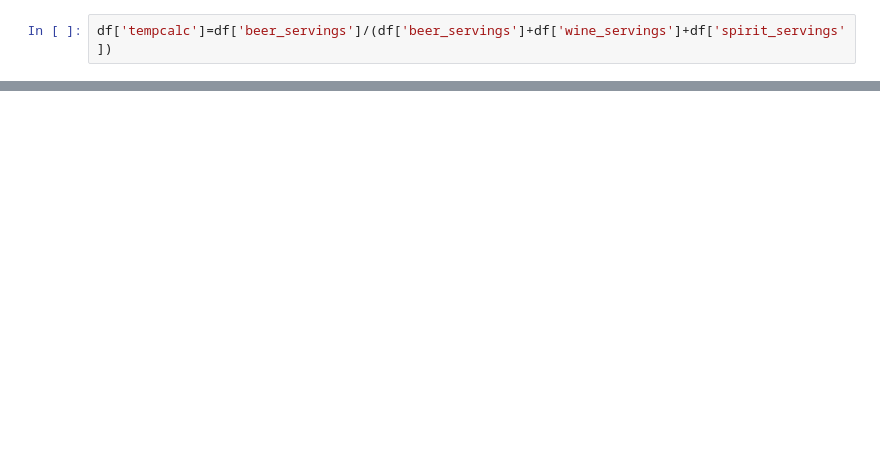
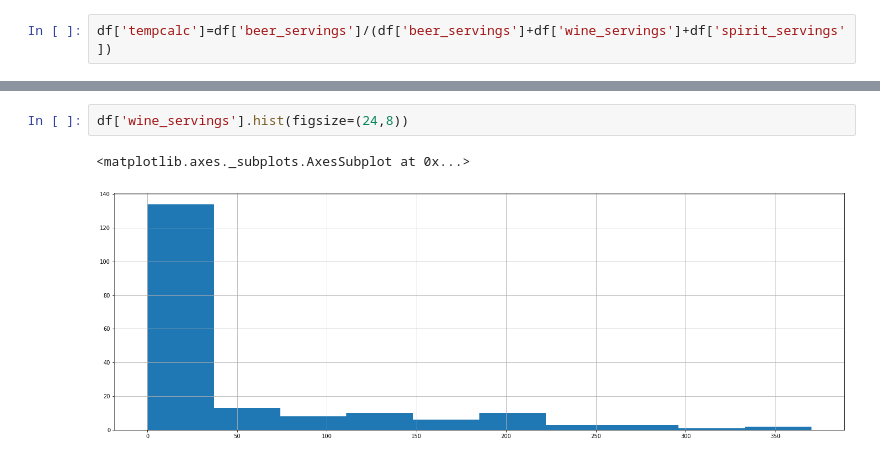
Before and after one commit to naranjitoct/UPCT_IA_2022, a Jupyter notebook: 00_Data_Wrangling.ipynb, the cells around one changed output, grey strips where cells are left out. Drawn from its saved outputs; the diff is of its cells as text; blank space fills up the shorter version.

```diff
--- a/00_Data_Wrangling.ipynb
+++ b/00_Data_Wrangling.ipynb
@@ -245,0 +279,5 @@ df[(df['tempcalc'] < 0.0001)]  # Lo veremos mejor en plots...
+# %%
+df['wine_servings'].hist(figsize=(24,8))
+# %% [output]
+<matplotlib.axes._subplots.AxesSubplot at 0x...>
+[figure, added]
```
Also changed, not shown: parts of 24 cells of this notebook.
